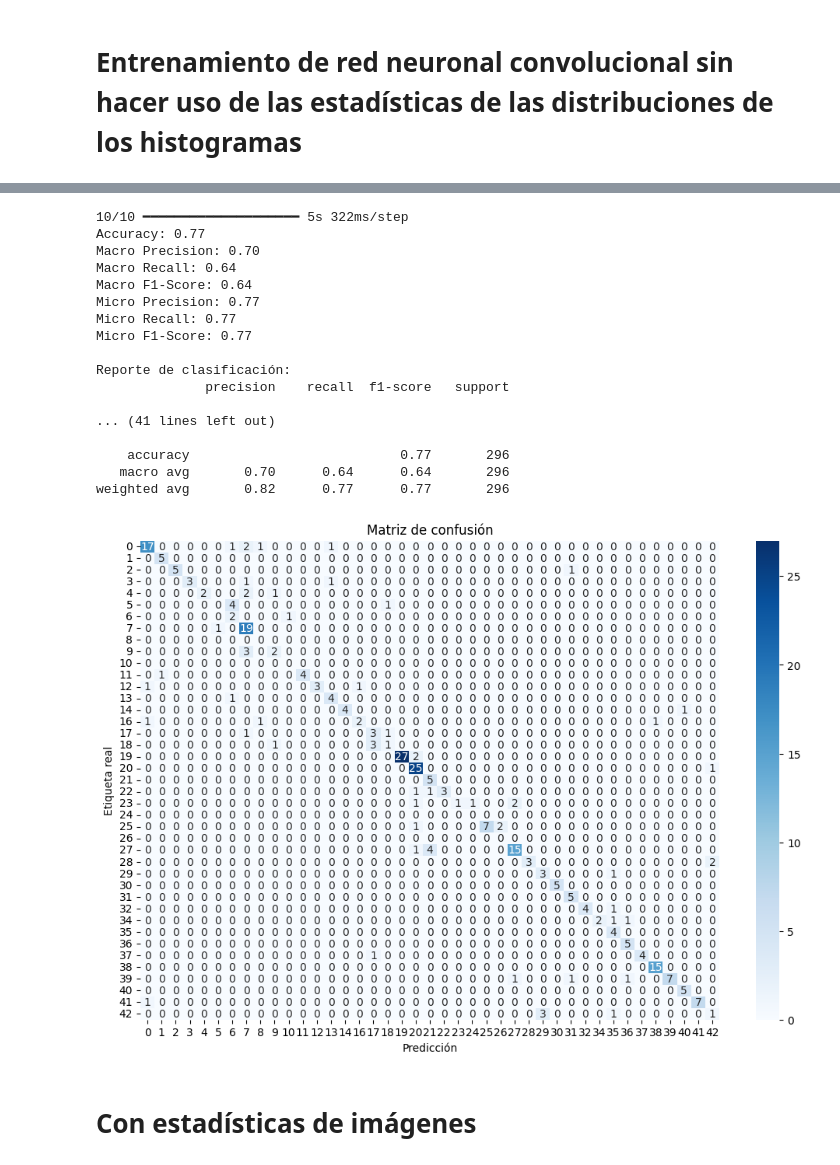
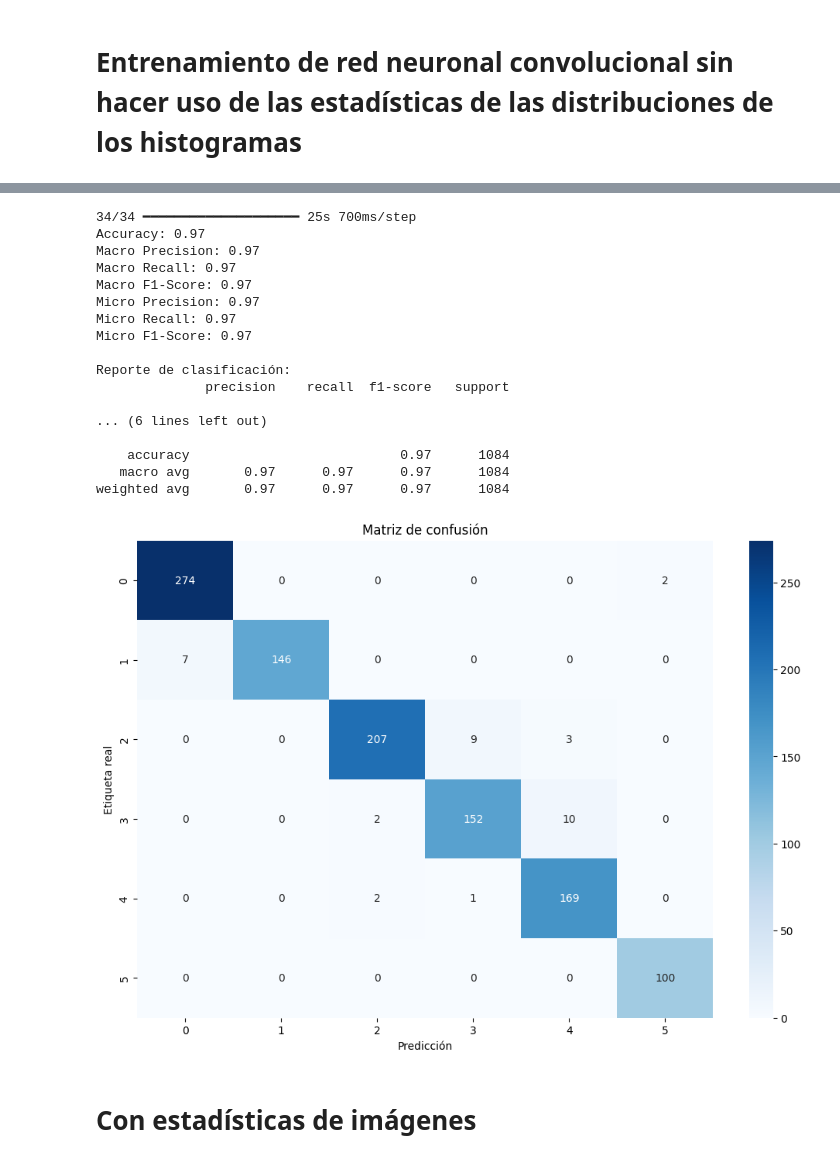
Before and after one commit to juanDango/grocery_store, a Jupyter notebook: neural_networks.ipynb, the cells around one changed output, grey strips where cells are left out. Saved outputs shown, nothing was run; the diff lists cells and outputs as text; code cells hidden in the pictures.

```diff
--- a/neural_networks.ipynb
+++ b/neural_networks.ipynb
@@ -200,18 +222,24 @@ base_model.trainable = False
 model = tf.keras.Sequential([
     base_model,
     tf.keras.layers.GlobalAveragePooling2D(),
-    tf.keras.layers.Dense(128, activation='relu'),
-    tf.keras.layers.Dropout(0.2),
-    tf.keras.layers.Dense(64, activation='relu'),
-    tf.keras.layers.Dropout(0.2),
+    tf.keras.layers.Dense(64, activation='relu', kernel_regularizer=tf.keras.regularizers.l2(0.01)),
+    tf.keras.layers.Dropout(0.4), # Aumentando la regularizacion
+    tf.keras.layers.Dense(64, activation='relu', kernel_regularizer=tf.keras.regularizers.l2(0.01)),
+    tf.keras.layers.Dropout(0.4),
     tf.keras.layers.Dense(len(set(balanced_train_labels)), activation='softmax')
 ])
 
 # Compilar el modelo
 model.compile(
-    optimizer=tf.keras.optimizers.Adam(learning_rate=0.001),
+    optimizer=tf.keras.optimizers.Adam(learning_rate=0.0005), # Reducir tasa de aprendizaje
     loss='sparse_categorical_crossentropy',
     metrics=['accuracy']
+)
+
+early_stopping = EarlyStopping(
+    monitor='val_loss',  # Monitorear la pérdida de validación
+    patience=2,          # Detener si no mejora después de 2 épocas consecutivas
+    restore_best_weights=True  # Restaurar los mejores pesos al final
 )
 
 # Entrenar el modelo
@@ -219,7 +247,8 @@ history = model.fit(
     balanced_train_images,
     balanced_train_labels,
     validation_data=(test_images, test_labels),
-    epochs=4,
-    batch_size = 32
+    epochs=5,
+    batch_size = 16,
+    callbacks=[early_stopping]
 )
 # %% [output]
@@ -234,19 +291,19 @@ Epoch 4/4
 # %%
 # Realizar predicciones
-y_pred = model.predict([val_images])
+y_pred = model.predict([test_images])
 y_pred_classes = np.argmax(y_pred, axis=1)
 
-conf_matrix = confusion_matrix(val_data['Coarse Class ID'], y_pred_classes)
+conf_matrix = confusion_matrix(test_labels, y_pred_classes)
 
 # Calcular métricas adicionales globales
-accuracy = accuracy_score(val_data['Coarse Class ID'], y_pred_classes)
-precision_macro = precision_score(val_data['Coarse Class ID'], y_pred_classes, average='macro')
-recall_macro = recall_score(val_data['Coarse Class ID'], y_pred_classes, average='macro')
-f1_macro = f1_score(val_data['Coarse Class ID'], y_pred_classes, average='macro')
+accuracy = accuracy_score(test_labels, y_pred_classes)
+precision_macro = precision_score(test_labels, y_pred_classes, average='macro')
+recall_macro = recall_score(test_labels, y_pred_classes, average='macro')
+f1_macro = f1_score(test_labels, y_pred_classes, average='macro')
 
-precision_micro = precision_score(val_data['Coarse Class ID'], y_pred_classes, average='micro')
-recall_micro = recall_score(val_data['Coarse Class ID'], y_pred_classes, average='micro')
-f1_micro = f1_score(val_data['Coarse Class ID'], y_pred_classes, average='micro')
+precision_micro = precision_score(test_labels, y_pred_classes, average='micro')
+recall_micro = recall_score(test_labels, y_pred_classes, average='micro')
+f1_micro = f1_score(test_labels, y_pred_classes, average='micro')
 
 # Imprimir métricas globales
 print(f"Accuracy: {accuracy:.2f}")
@@ -258,50 +315,50 @@ print(f"Micro Recall: {recall_micro:.2f}")
 print(f"Micro F1-Score: {f1_micro:.2f}")
 
 # Obtener todas las clases presentes en etiquetas reales y predicciones
-all_classes = sorted(list(set(val_data['Coarse Class ID']) | set(y_pred_classes)))
+all_classes = sorted(list(set(test_labels) | set(y_pred_classes)))
 
 # Generar el reporte con etiquetas especificadas
 report = classification_report(
-    val_data['Coarse Class ID'],
+    test_labels,
     y_pred_classes,
     labels=all_classes,  # Asegurarse de que incluya todas las clases
     target_names=[str(cls) for cls in all_classes]
 )
 
 # Imprimir el reporte de clasificación
 print("\nReporte de clasificación:")
 print(report)
 
 # Matriz de confusión (ajustada para incluir todas las clases)
-conf_matrix = confusion_matrix(val_data['Coarse Class ID'], y_pred_classes, labels=all_classes)
+conf_matrix = confusion_matrix(test_labels, y_pred_classes, labels=all_classes)
 
 # Graficar la matriz de confusión
 plt.figure(figsize=(12, 8))
 sns.heatmap(conf_matrix, annot=True, fmt='d', cmap='Blues',
             xticklabels=[str(cls) for cls in all_classes],
             yticklabels=[str(cls) for cls in all_classes])
 plt.xlabel('Predicción')
 plt.ylabel('Etiqueta real')
 plt.title('Matriz de confusión')
 plt.show()
 # %% [output]
-10/10 ━━━━━━━━━━━━━━━━━━━━ 5s 322ms/step
-Accuracy: 0.77
-Macro Precision: 0.70
-Macro Recall: 0.64
-Macro F1-Score: 0.64
-Micro Precision: 0.77
-Micro Recall: 0.77
-Micro F1-Score: 0.77
+34/34 ━━━━━━━━━━━━━━━━━━━━ 25s 700ms/step
+Accuracy: 0.97
+Macro Precision: 0.97
+Macro Recall: 0.97
+Macro F1-Score: 0.97
+Micro Precision: 0.97
+Micro Recall: 0.97
+Micro F1-Score: 0.97
 
 Reporte de clasificación:
               precision    recall  f1-score   support
 
-... (41 lines left out)
+... (6 lines left out)
 
-    accuracy                           0.77       296
-   macro avg       0.70      0.64      0.64       296
-weighted avg       0.82      0.77      0.77       296
+    accuracy                           0.97      1084
+   macro avg       0.97      0.97      0.97      1084
+weighted avg       0.97      0.97      0.97      1084
-[figure, old version]
+[figure, new version]
 # %% [markdown]
 # Con estadísticas de imágenes
```
Also changed, not shown: parts of 27 cells of this notebook, 2 other files.
